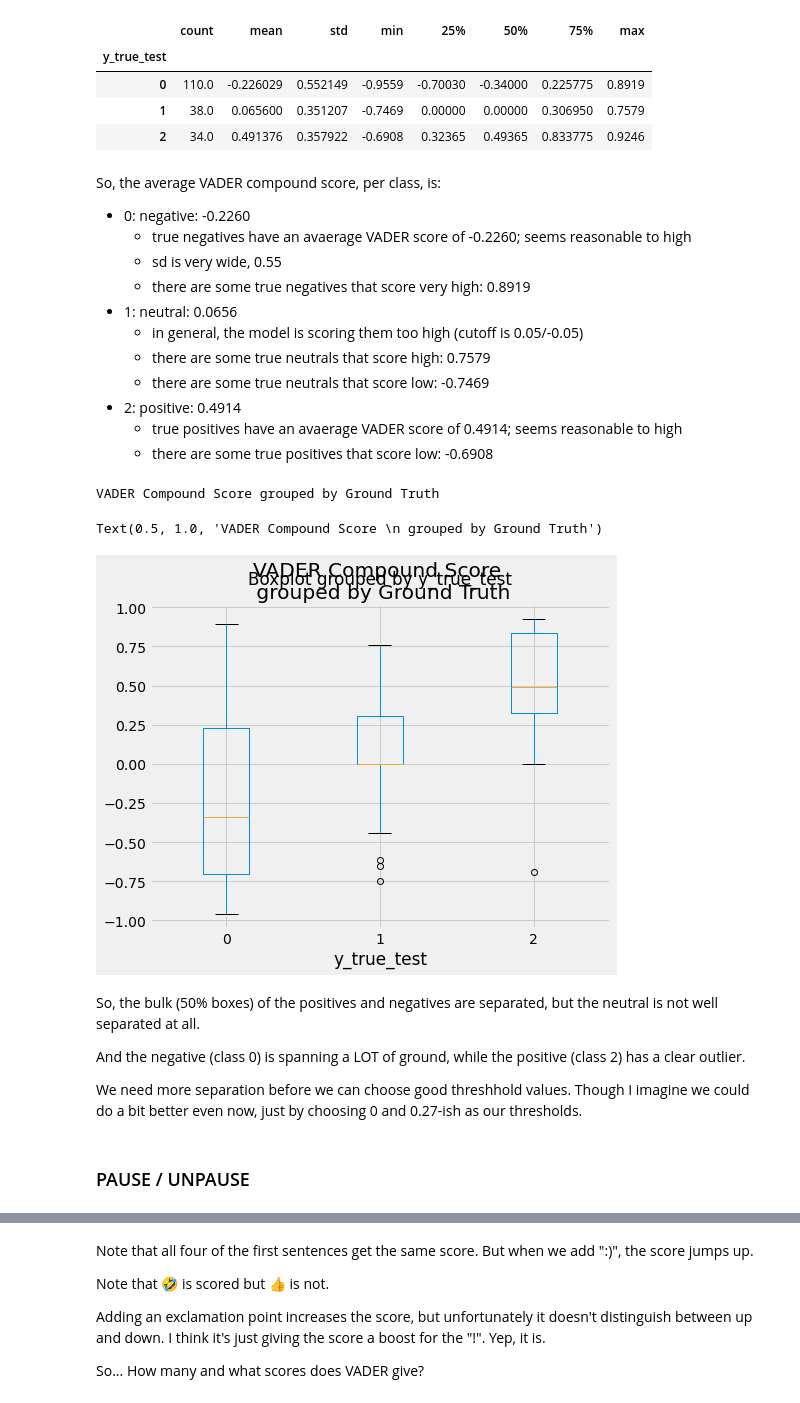
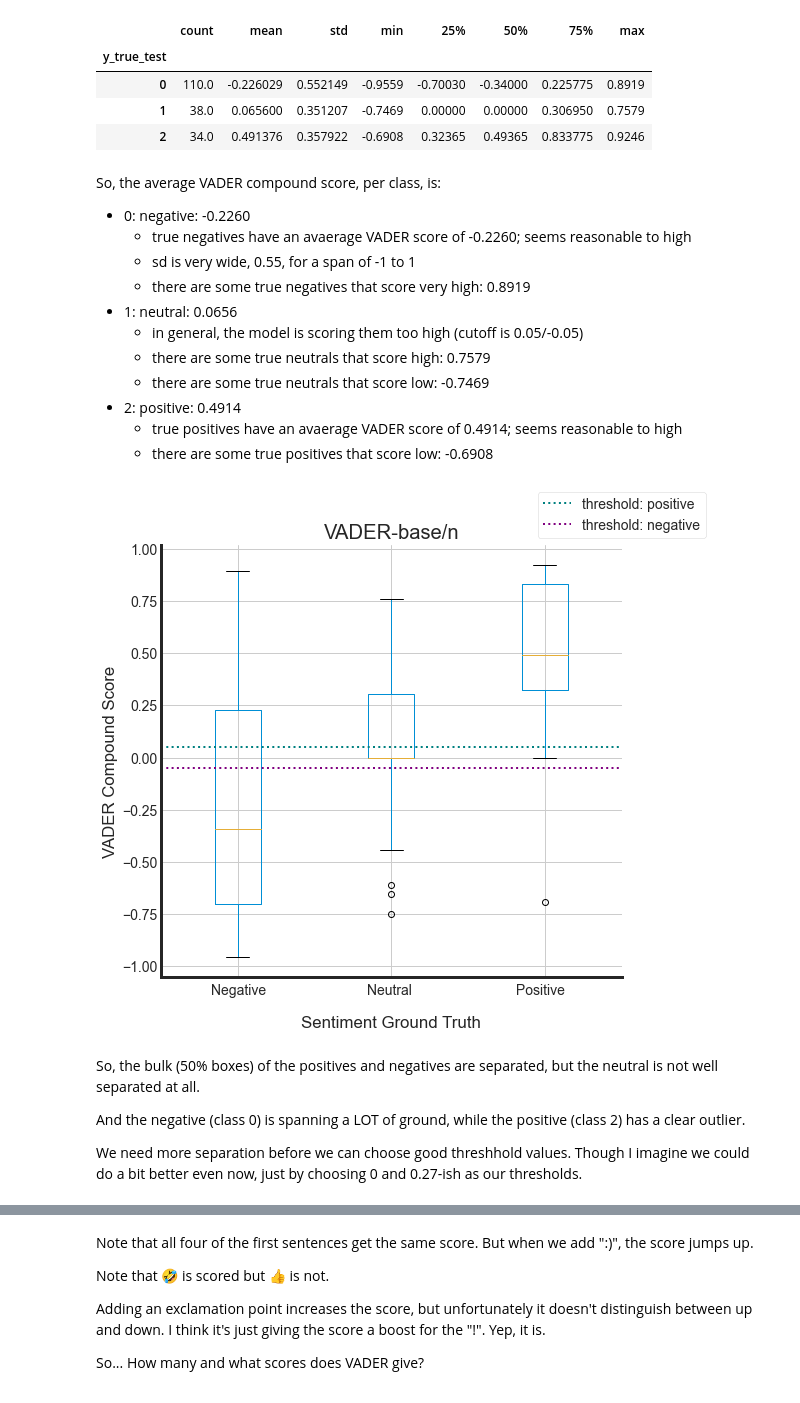
Before and after one commit to loopyQueen/RefugeeSentiment, a Jupyter notebook: vader.ipynb, the cells around one changed output, grey strips where cells are left out. Drawn from its saved outputs; the diff is of its cells as text; code cells hidden in the pictures.

```diff
--- a/vader.ipynb
+++ b/vader.ipynb
@@ -235,7 +208,7 @@ vaderBase_df.groupby('y_true_test')['x_compound_VADERbase'].describe()
 So, the average VADER compound score, per class, is:
 * 0: negative: -0.2260
   * true negatives have an avaerage VADER score of -0.2260; seems reasonable to high
-  * sd is very wide, 0.55
+  * sd is very wide, 0.55, for a span of -1 to 1
   * there are some true negatives that score very high: 0.8919
 * 1: neutral: 0.0656
   * in general, the model is scoring them too high (cutoff is 0.05/-0.05)
@@ -244,11 +217,3 @@ So, the average VADER compound score, per class, is:
 * 2: positive: 0.4914
   * true positives have an avaerage VADER score of 0.4914; seems reasonable to high
   * there are some true positives that score low: -0.6908
-# %%
-print("VADER Compound Score grouped by Ground Truth")
-vaderBase_df.boxplot(by='y_true_test', column='x_compound_VADERbase', figsize=(8, 6), labels=("neg", "neu", "pos"))
-plt.title("VADER Compound Score \n grouped by Ground Truth")
-# %% [output]
-VADER Compound Score grouped by Ground Truth
-Text(0.5, 1.0, 'VADER Compound Score \n grouped by Ground Truth')
-[figure, removed]
@@ -262,8 +220,11 @@ Text(0.5, 1.0, 'VADER Compound Score \n grouped by Ground Truth')
+# %%
+#NOTE: takes df as input with cols for compound score, prediction, and ground truth labels
+aa.boxplot_results(model_name="VADER-base", df=vaderBase_df, score_col='x_compound_VADERbase', y_true_col="y_true_test", pos_threshold=0.05, neg_threshold=-0.05)
+# %% [output]
+[figure, added]
 # %% [markdown]
 So, the bulk (50% boxes) of the positives and negatives are separated, but the neutral is not well separated at all.
 
 And the negative (class 0) is spanning a LOT of ground, while the positive (class 2) has a clear outlier.
 
 We need more separation before we can choose good threshhold values. Though I imagine we could do a bit better even now, just by choosing 0 and 0.27-ish as our thresholds.
-# %% [markdown]
-### PAUSE / UNPAUSE
```
Also changed, not shown: parts of 71 cells of this notebook, 4 other files.
